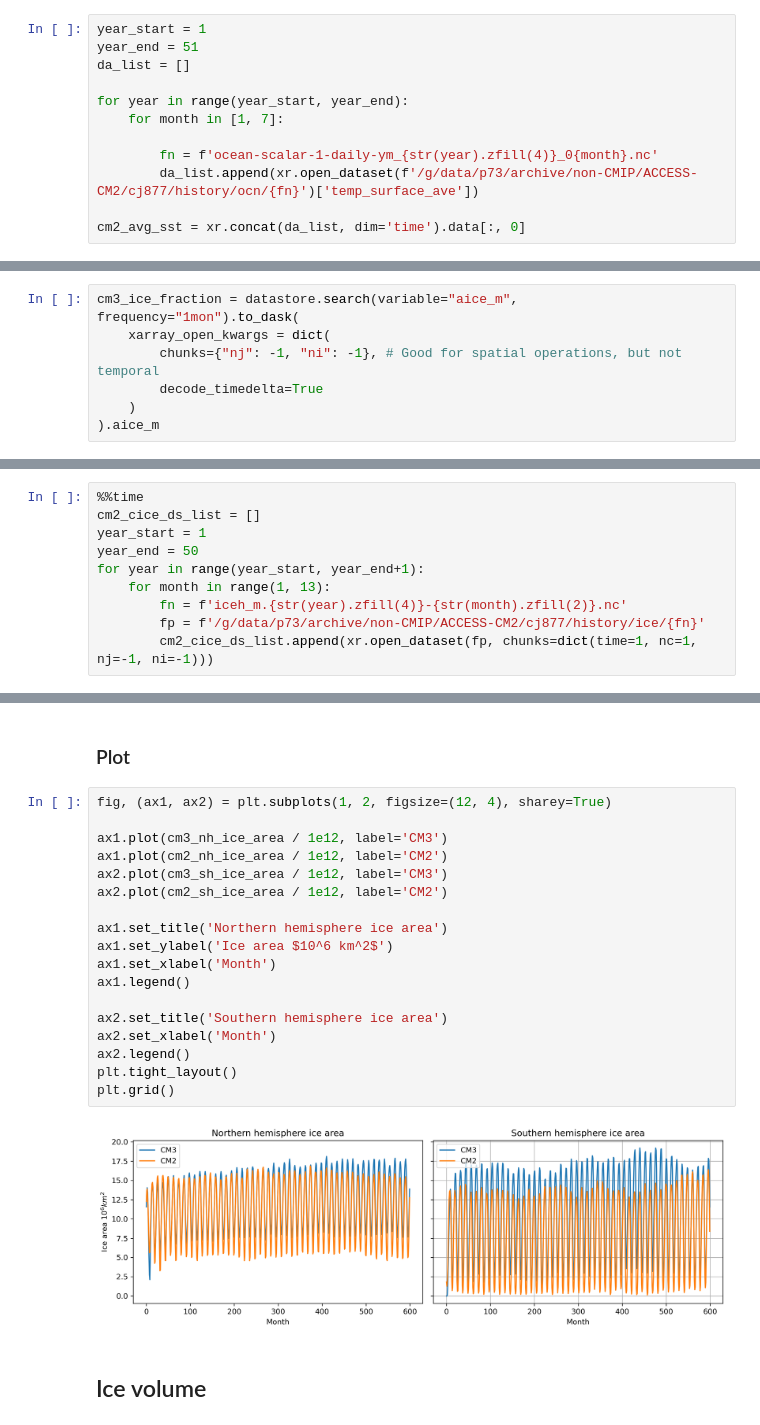
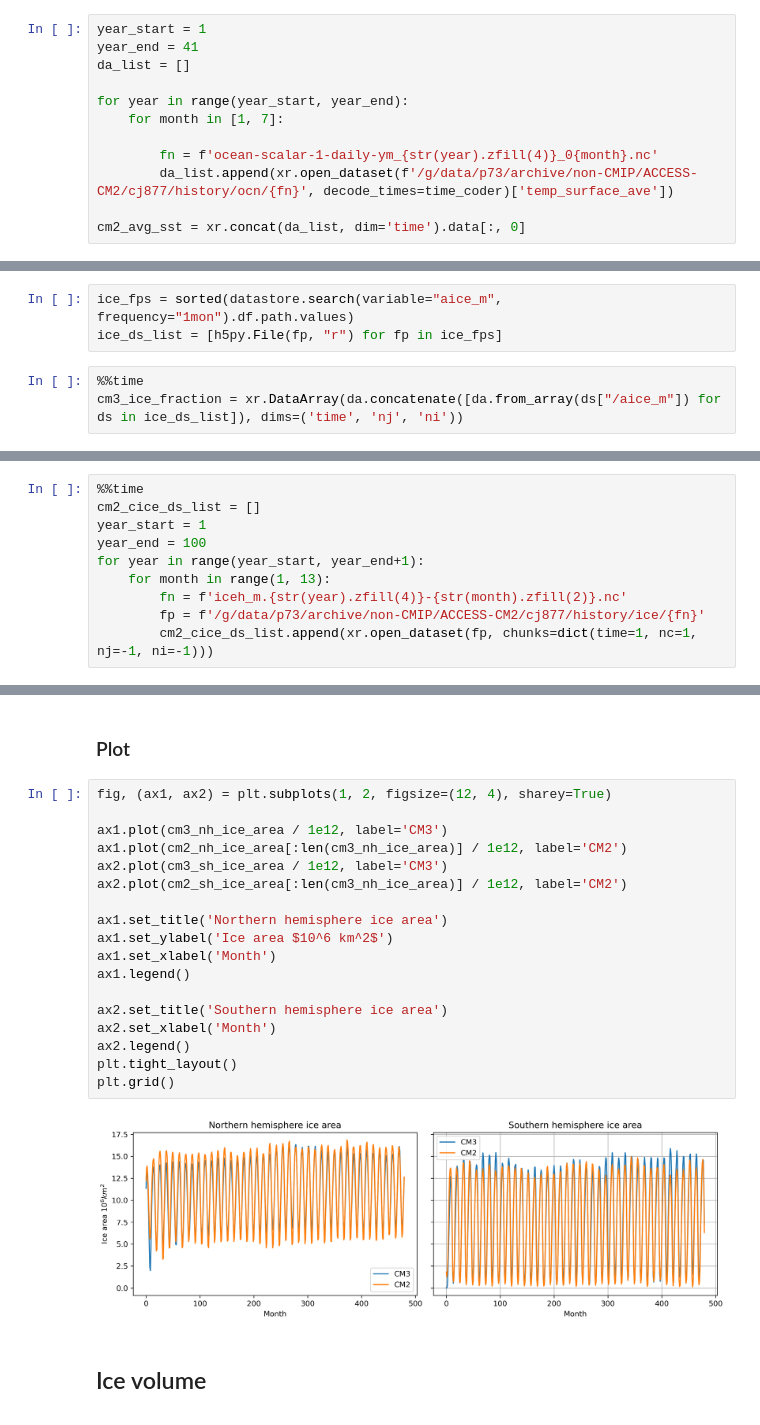
Before and after one commit to ACCESS-Community-Hub/access-cm3-paper-1, a Jupyter notebook: notebooks/polished-python/global-time-series.ipynb, the cells around one changed output, grey strips where cells are left out. Drawn from its saved outputs; the diff is of its cells as text.

Commit message:
update global time series

```diff
--- a/notebooks/polished-python/global-time-series.ipynb
+++ b/notebooks/polished-python/global-time-series.ipynb
@@ -171,13 +197,13 @@ cm3_avg_sst = datastore.search(variable="tosga", frequency="1day").to_dask(
 ).tosga.compute()
 # %%
 year_start = 1
-year_end = 51
+year_end = 41
 da_list = []
 
 for year in range(year_start, year_end):
     for month in [1, 7]:
 
         fn = f'ocean-scalar-1-daily-ym_{str(year).zfill(4)}_0{month}.nc'
-        da_list.append(xr.open_dataset(f'/g/data/p73/archive/non-CMIP/ACCESS-CM2/cj877/history/ocn/{fn}')['temp_surface_ave'])
+        da_list.append(xr.open_dataset(f'/g/data/p73/archive/non-CMIP/ACCESS-CM2/cj877/history/ocn/{fn}', decode_times=time_coder)['temp_surface_ave'])
 
 cm2_avg_sst = xr.concat(da_list, dim='time').data[:, 0]
@@ -203,10 +245,9 @@ plt.legend()
 ## Ice area
 # %% [markdown]
 ### Load CM3 data
+# %%
+ice_fps = sorted(datastore.search(variable="aice_m", frequency="1mon").df.path.values)
+ice_ds_list = [h5py.File(fp, "r") for fp in ice_fps]
 # %%
-cm3_ice_fraction = datastore.search(variable="aice_m", frequency="1mon").to_dask(
-    xarray_open_kwargs = dict(
-        chunks={"nj": -1, "ni": -1}, # Good for spatial operations, but not temporal
-        decode_timedelta=True
-    )
-).aice_m
+%%time
+cm3_ice_fraction = xr.DataArray(da.concatenate([da.from_array(ds["/aice_m"]) for ds in ice_ds_list]), dims=('time', 'nj', 'ni'))
@@ -248,7 +292,7 @@ drop_vars = [var for var in all_vars if not var in keep_vars]
 %%time
 cm2_cice_ds_list = []
 year_start = 1
-year_end = 50
+year_end = 100
 for year in range(year_start, year_end+1):
     for month in range(1, 13):
         fn = f'iceh_m.{str(year).zfill(4)}-{str(month).zfill(2)}.nc'
@@ -276,23 +320,23 @@ Wall time: 1min 15s
 # %%
 fig, (ax1, ax2) = plt.subplots(1, 2, figsize=(12, 4), sharey=True)
 
 ax1.plot(cm3_nh_ice_area / 1e12, label='CM3')
-ax1.plot(cm2_nh_ice_area / 1e12, label='CM2')
+ax1.plot(cm2_nh_ice_area[:len(cm3_nh_ice_area)] / 1e12, label='CM2')
 ax2.plot(cm3_sh_ice_area / 1e12, label='CM3')
-ax2.plot(cm2_sh_ice_area / 1e12, label='CM2')
+ax2.plot(cm2_sh_ice_area[:len(cm3_nh_ice_area)] / 1e12, label='CM2')
 
 ax1.set_title('Northern hemisphere ice area')
 ax1.set_ylabel('Ice area $10^6 km^2$')
 ax1.set_xlabel('Month')
 ax1.legend()
 
 ax2.set_title('Southern hemisphere ice area')
 ax2.set_xlabel('Month')
 ax2.legend()
 plt.tight_layout()
 plt.grid()
 # %% [output]
-[figure, old version]
+[figure, new version]
 # %% [markdown]
 ## Ice volume
 # %% [markdown]
```
Also changed, not shown: parts of 31 cells of this notebook.
